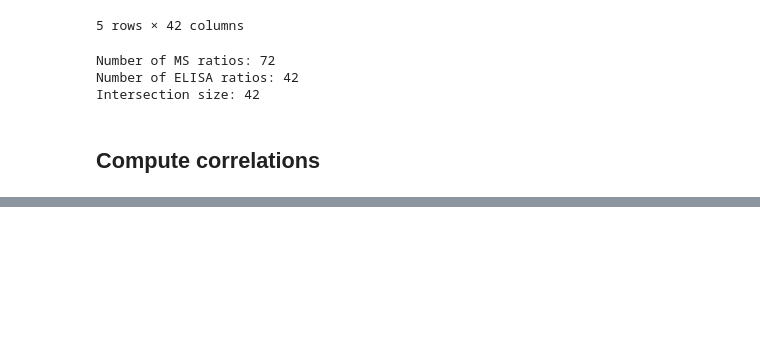
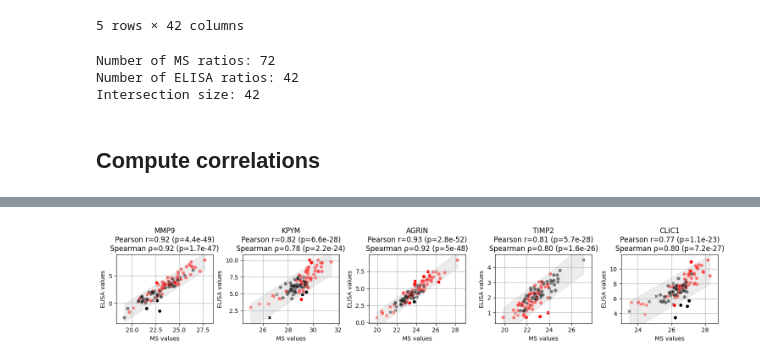
Before and after one commit to MiMARK-es/cohort-analysis, a Jupyter notebook: notebooks/cohort_7_3_ELISA_vs_MS.ipynb, the cells around one changed output, grey strips where cells are left out. Saved outputs shown, nothing was run; the diff lists cells and outputs as text; code cells hidden in the pictures; blank space fills up the shorter version.

```diff
--- a/notebooks/cohort_7_3_ELISA_vs_MS.ipynb
+++ b/notebooks/cohort_7_3_ELISA_vs_MS.ipynb
@@ -321,0 +519,16 @@ Marker   Sample  Total  AGRIN  CLIC1  KPYM  MMP9  MVP  PERM  TIMP2
+# %%
+outlier_summary = plot_ms_vs_elisa_correlation(
+    df_116_norm,
+    df_elisa_norm,
+    biomarkers_to_plot=["MMP9", "KPYM", "AGRIN", "TIMP2", "CLIC1"],
+    pathology_col='Pathology',
+    bloody_samples=bloody_samples,
+    palette={0: 'black', 1: 'red'},
+    log2_elisa=True,
+    ncols=5,
+    figsize=(15, 3),
+    save_fig=False,
+    save_path='/home/leandro/Desktop/Fig1.svg'
+)
+# %% [output]
+[figure, added]
```
Also changed, not shown: parts of 47 cells of this notebook.
